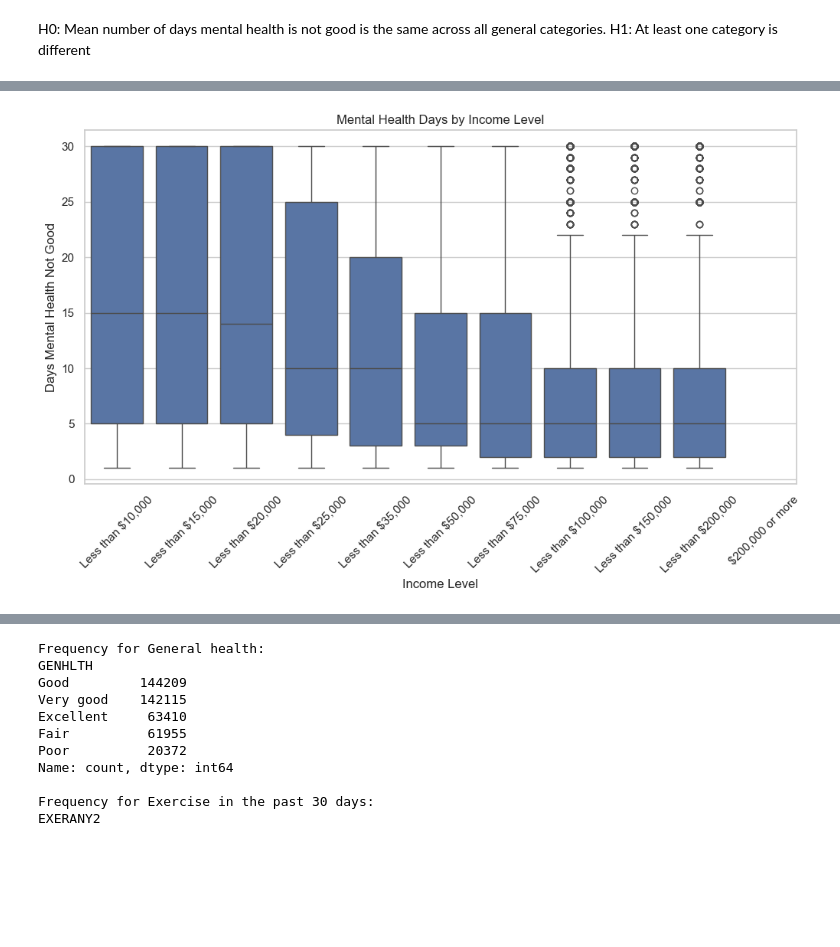
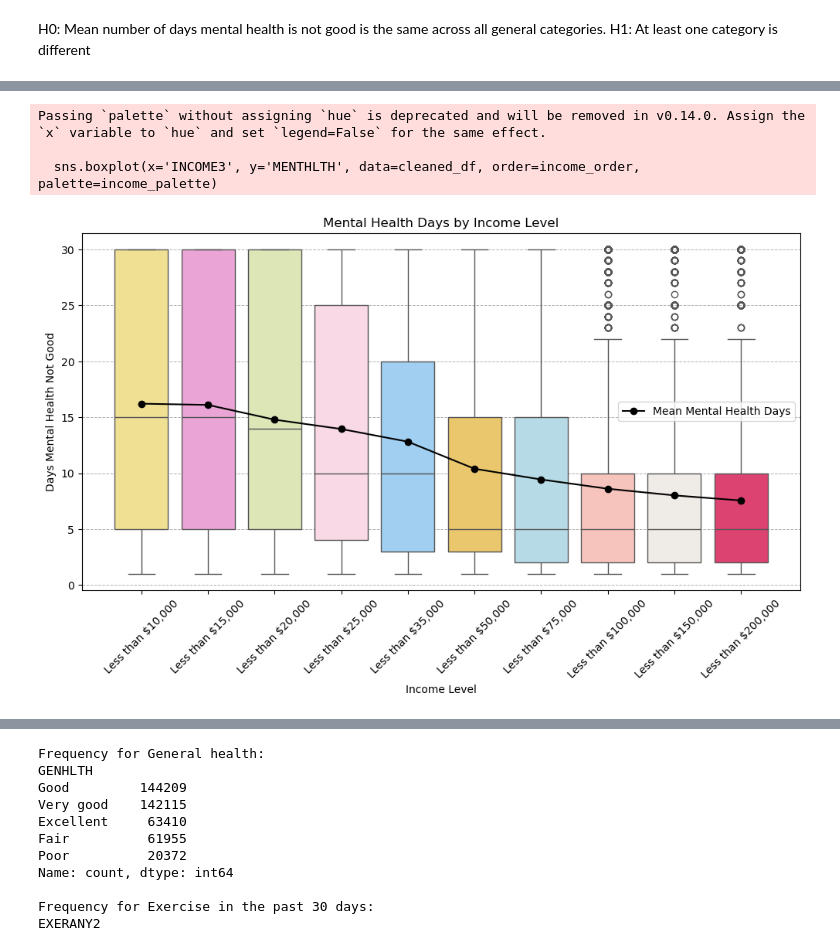
Before and after one commit to cs418-fa24/project-check-in-team-10, a Jupyter notebook: data_analysis_w_better_graphs.ipynb, the cells around one changed output, grey strips where cells are left out. Drawn from its saved outputs; the diff is of its cells as text; code cells hidden in the pictures; blank space fills up the shorter version.

```diff
--- a/data_analysis_w_better_graphs.ipynb
+++ b/data_analysis_w_better_graphs.ipynb
@@ -438,17 +460,41 @@ Passing `palette` without assigning `hue` is deprecated and will be removed in v
 # %%
-income_order = ['Less than $10,000', 'Less than $15,000', 'Less than $20,000', 'Less than $25,000',
-                'Less than $35,000', 'Less than $50,000', 'Less than $75,000', 'Less than $100,000',
-                'Less than $150,000', 'Less than $200,000', '$200,000 or more']
+income_palette = {
+    'Less than $10,000': "#FFEA85",
+    'Less than $15,000': "#F698DB",
+    'Less than $20,000': "#E1EEAF",
+    'Less than $25,000': "#FFD3E4",
+    'Less than $35,000': "#92D1FF",
+    'Less than $50,000': "#FFD058",
+    'Less than $75,000': "#AFDFEE",
+    'Less than $100,000': "#FFBDB4",
+    'Less than $150,000': "#F1EBE4",
+    'Less than $200,000': "#F72967",
+    '$200,000 or more': "#4BC6D7"
+}
+
+income_order = [
+    'Less than $10,000', 'Less than $15,000', 'Less than $20,000', 'Less than $25,000',
+    'Less than $35,000', 'Less than $50,000', 'Less than $75,000', 'Less than $100,000',
+    'Less than $150,000', 'Less than $200,000', '$200,000 or more'
+]
+
+income_means = cleaned_df.groupby('INCOME3')['MENTHLTH'].mean().reindex(income_order)
 
 plt.figure(figsize=(12, 6))
-sns.boxplot(x='INCOME3', y='MENTHLTH', data=cleaned_df, order=income_order)
+sns.boxplot(x='INCOME3', y='MENTHLTH', data=cleaned_df, order=income_order, palette=income_palette)
+plt.plot(range(len(income_order)), income_means, color='black', marker='o', linestyle='-', label='Mean Mental Health Days')
 plt.title('Mental Health Days by Income Level')
 plt.xlabel('Income Level')
 plt.ylabel('Days Mental Health Not Good')
 plt.xticks(rotation=45)
+plt.grid(axis='y', linestyle='--', linewidth=0.7)
+plt.legend()
 plt.show()
 # %% [output]
+Passing `palette` without assigning `hue` is deprecated and will be removed in v0.14.0. Assign the `x` variable to `hue` and set `legend=False` for the same effect.
+
+  sns.boxplot(x='INCOME3', y='MENTHLTH', data=cleaned_df, order=income_order, palette=income_palette)
-[figure, old version]
+[figure, new version]
 # %%
 # Selecting numeric columns for correlation
 numeric_columns = ['MENTHLTH', 'PHYSHLTH', 'POORHLTH', 'AVEDRNK3', 'DRNK3GE5', 'MAXDRNKS']
```
Also changed, not shown: parts of 18 cells of this notebook.
